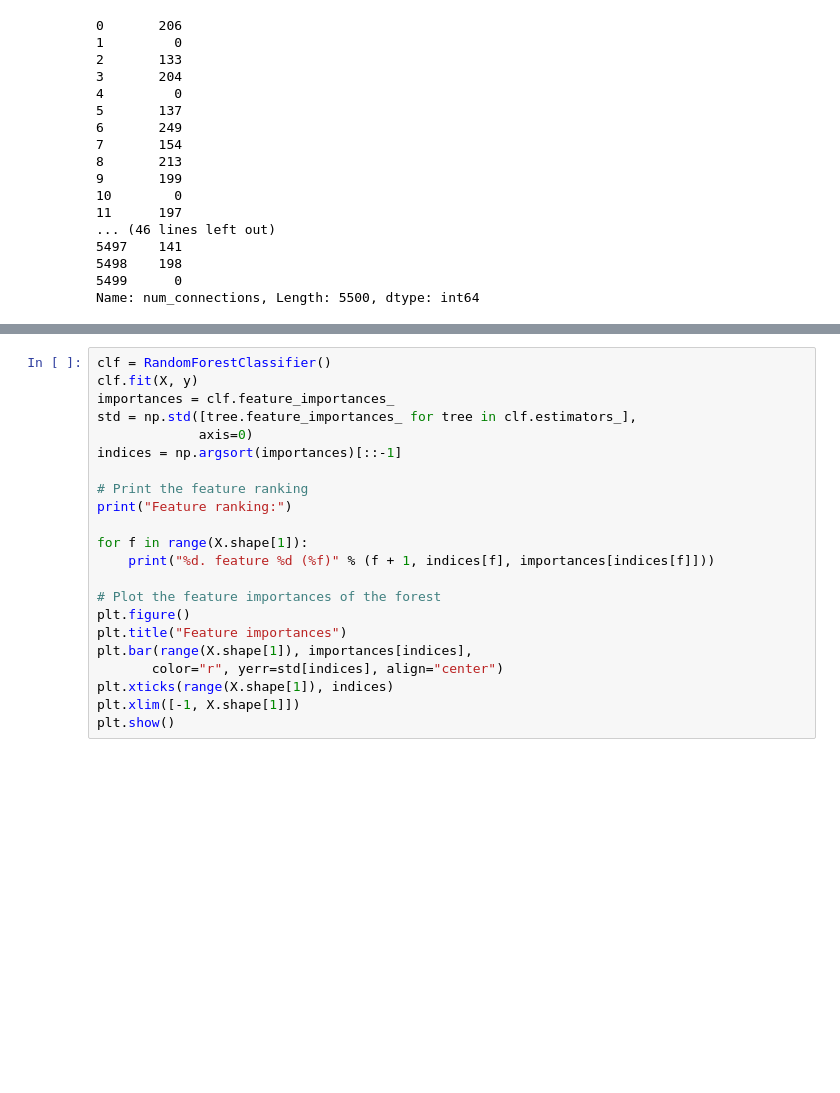
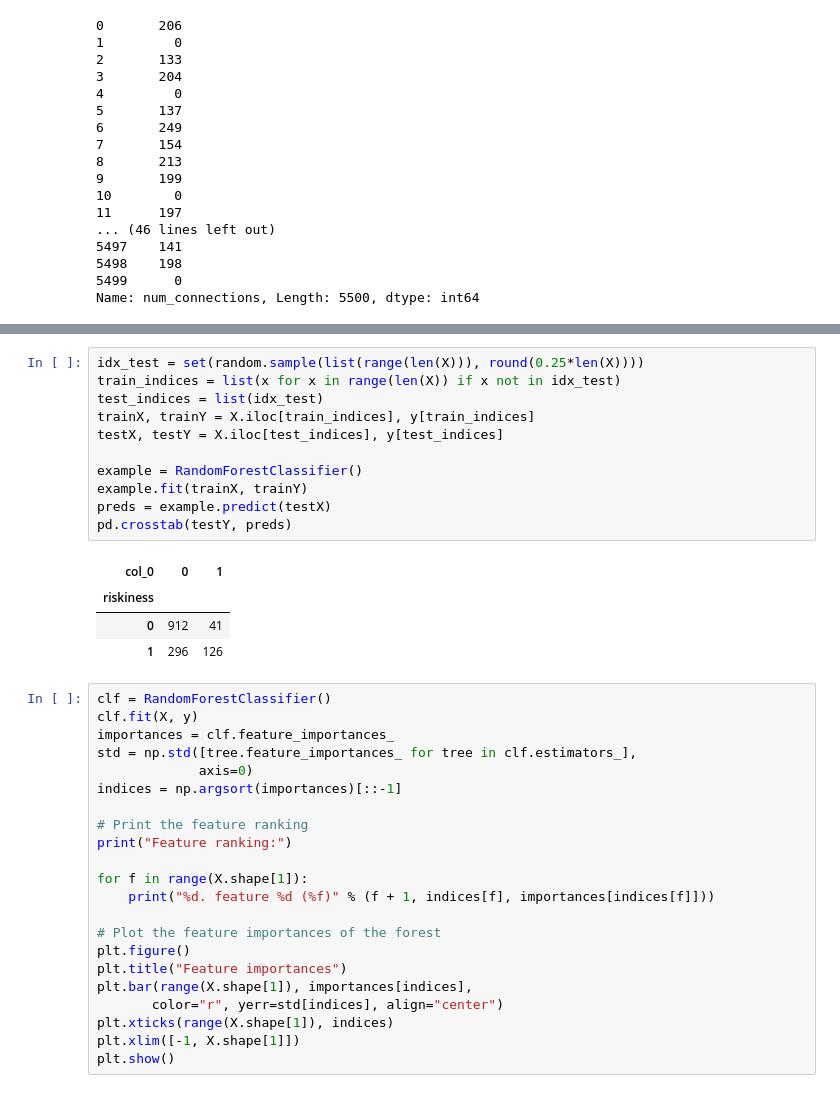
Before and after one commit to rjchee/Score, a Jupyter notebook: loan_data.ipynb, the cells around one changed output, grey strips where cells are left out. Saved outputs shown, nothing was run; the diff lists cells and outputs as text; blank space fills up the shorter version.

```diff
--- a/loan_data.ipynb
+++ b/loan_data.ipynb
@@ -410,3 +410,19 @@ cross_validate(RandomForestClassifier(), X, y, return_train_score=False)
+# %%
+idx_test = set(random.sample(list(range(len(X))), round(0.25*len(X))))
+train_indices = list(x for x in range(len(X)) if x not in idx_test)
+test_indices = list(idx_test)
+trainX, trainY = X.iloc[train_indices], y[train_indices]
+testX, testY = X.iloc[test_indices], y[test_indices]
+
+example = RandomForestClassifier()
+example.fit(trainX, trainY)
+preds = example.predict(testX)
+pd.crosstab(testY, preds)
+# %% [output]
+| col_0 | 0 | 1 |
+| riskiness |  |  |
+| 0 | 912 | 41 |
+| 1 | 296 | 126 |
 # %%
 clf = RandomForestClassifier()
 clf.fit(X, y)
```
Also changed, not shown: parts of 3 cells of this notebook, 1 other file.
